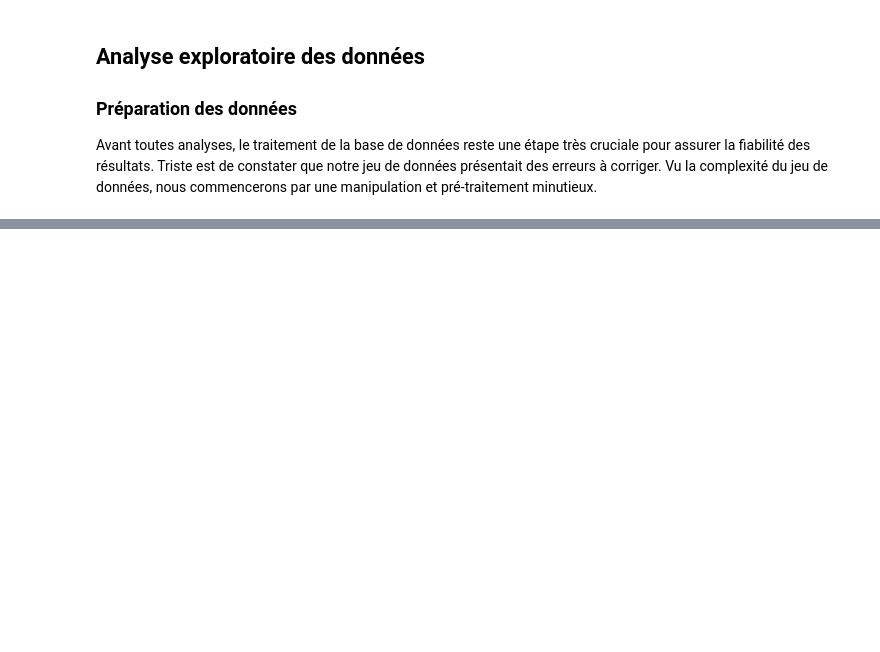
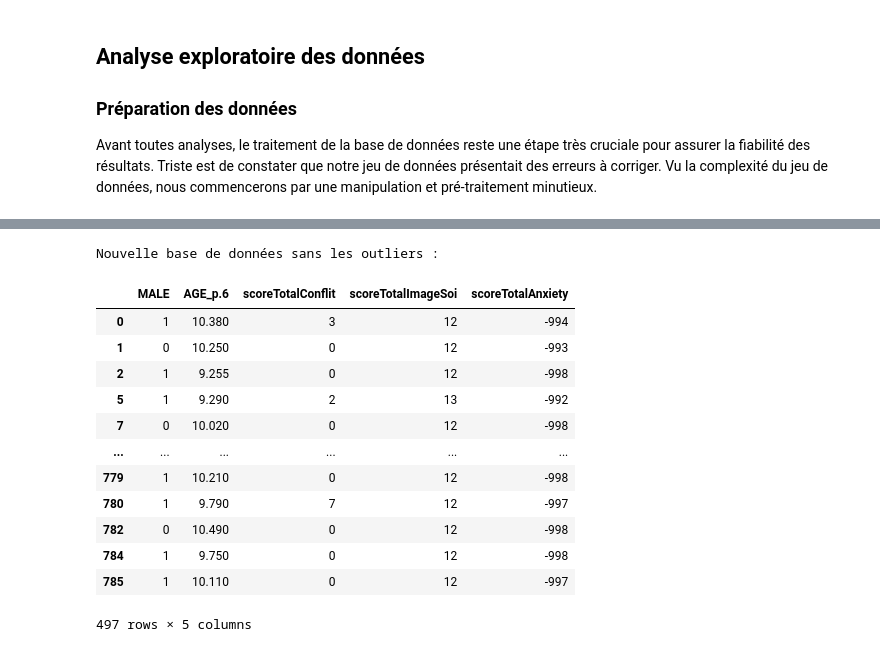
Before and after one commit to Abdiasarsene/Data-analysis, a Jupyter notebook: Analyses des données/anxiety.ipynb, the cells around one changed output, grey strips where cells are left out. Drawn from its saved outputs; the diff is of its cells as text; code cells hidden in the pictures; blank space fills up the shorter version.

```diff
--- a/Analyses des données/anxiety.ipynb
+++ b/Analyses des données/anxiety.ipynb
@@ -156,6 +169,20 @@ les valeurs aberrantes sont :
 # %%
 # suppression des lignes contenant des outliers
 print('Nouvelle base de données sans les outliers :')
-datasoia=datasoi.drop(valeurs_aberrantes.index)
-datasoi=datasoia.drop(doublons)
+datasoi=datasoi.drop(valeurs_aberrantes.index)
 datasoi
+# %% [output]
+Nouvelle base de données sans les outliers :
+|  | MALE | AGE_p.6 | scoreTotalConflit | scoreTotalImageSoi | scoreTotalAnxiety |
+| 0 | 1 | 10.380 | 3 | 12 | -994 |
+| 1 | 0 | 10.250 | 0 | 12 | -993 |
+| 2 | 1 | 9.255 | 0 | 12 | -998 |
+| 5 | 1 | 9.290 | 2 | 13 | -992 |
+| 7 | 0 | 10.020 | 0 | 12 | -998 |
+| ... | ... | ... | ... | ... | ... |
+| 779 | 1 | 10.210 | 0 | 12 | -998 |
+| 780 | 1 | 9.790 | 7 | 12 | -997 |
+| 782 | 0 | 10.490 | 0 | 12 | -998 |
+| 784 | 1 | 9.750 | 0 | 12 | -998 |
+| 785 | 1 | 10.110 | 0 | 12 | -997 |
+497 rows × 5 columns
```
Also changed, not shown: parts of 7 cells of this notebook.
